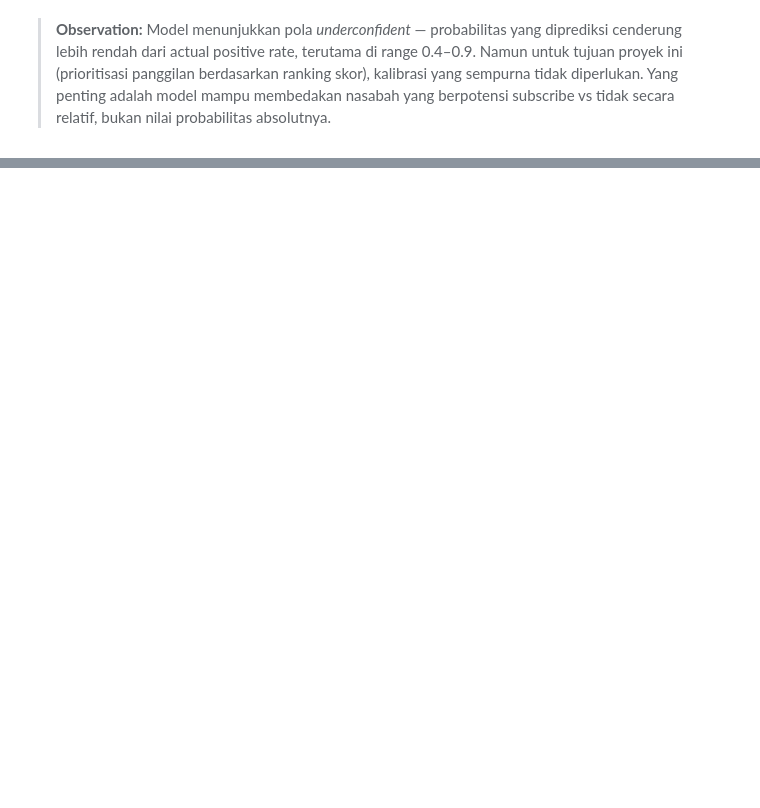
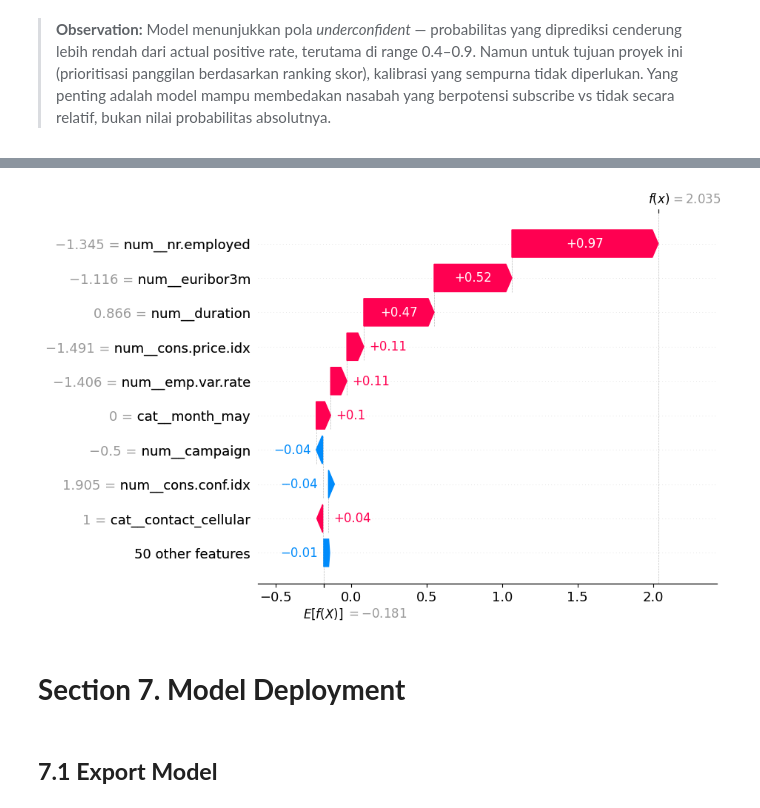
Before and after one commit to haneandreanu/bank-marketing, a Jupyter notebook: notebook/bank-marketing-analysis.ipynb, the cells around one changed output, grey strips where cells are left out. Drawn from its saved outputs; the diff is of its cells as text; code cells hidden in the pictures; blank space fills up the shorter version.

```diff
--- a/notebook/bank-marketing-analysis.ipynb
+++ b/notebook/bank-marketing-analysis.ipynb
@@ -1436,0 +1516,17 @@ Error:
+# %%
+subscribe_indices = np.where(best_model.predict(x_test) == 1)[0]
+
+shap_exp = shap.Explanation(
+    values=shap_values_subscribe,
+    base_values=explainer.expected_value[0],
+    data=x_test_preprocessed_df.values,
+    feature_names=feature_names_all
+)
+
+shap.plots.waterfall(shap_exp[subscribe_indices[0]])
+# %% [output]
+[figure, added]
+# %% [markdown]
+# **Section 7. Model Deployment**
+# %% [markdown]
+## **7.1 Export Model**
```
Also changed, not shown: parts of 17 cells of this notebook, 3 other files.
